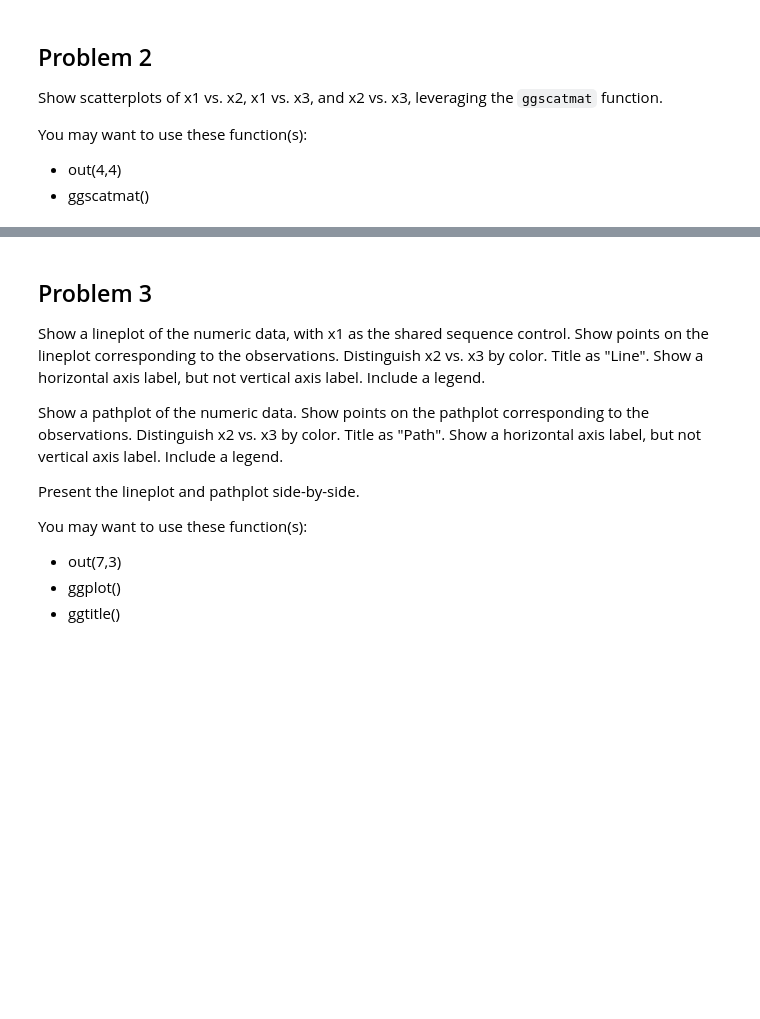
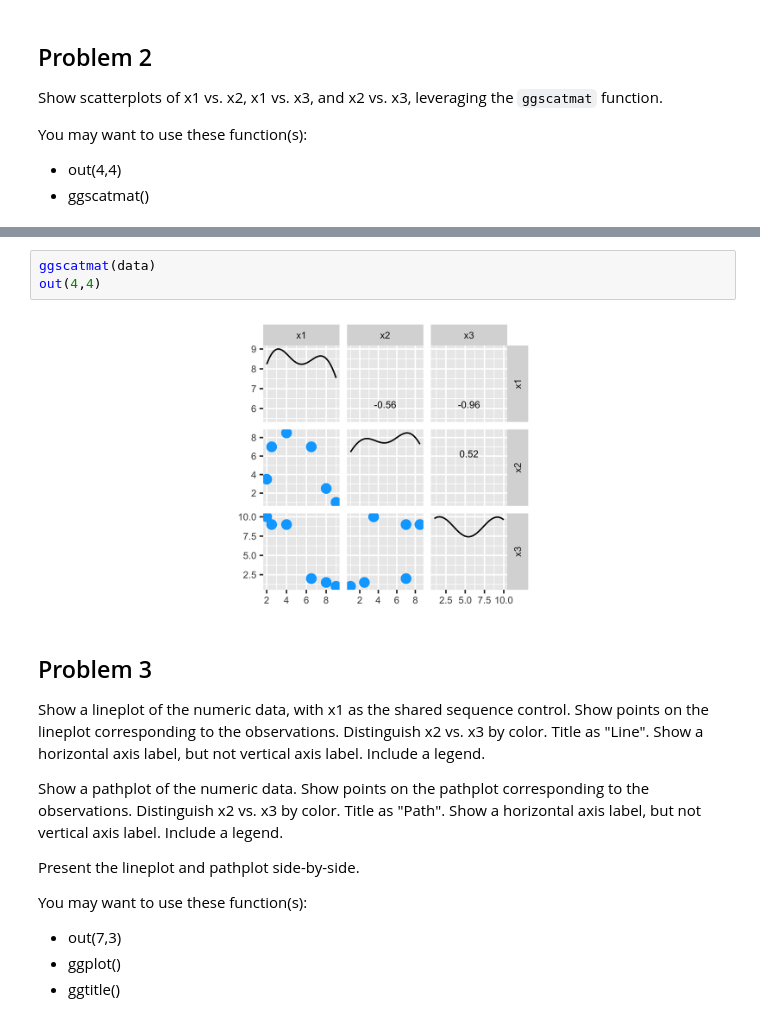
Before and after one commit to micahelinor/Data_Science, a Jupyter notebook: Labs/Advanced Business Analytics/Lab 4 - Data Visualization/04 LAB Data Visualization.ipynb, the cells around one changed output, grey strips where cells are left out. Cells and saved outputs as stored; diff of their text form; blank space fills up the shorter version.

```diff
--- a/Labs/Advanced Business Analytics/Lab 4 - Data Visualization/04 LAB Data Visualization.ipynb
+++ b/Labs/Advanced Business Analytics/Lab 4 - Data Visualization/04 LAB Data Visualization.ipynb
@@ -75,3 +70,8 @@ You may want to use these function(s):
+# %%
+ggscatmat(data)
+out(4,4)
+# %% [output]
+[figure, added]
 # %% [markdown]
 ## Problem 3
 
```
Also changed, not shown: parts of 2 cells of this notebook, 1 other file.
